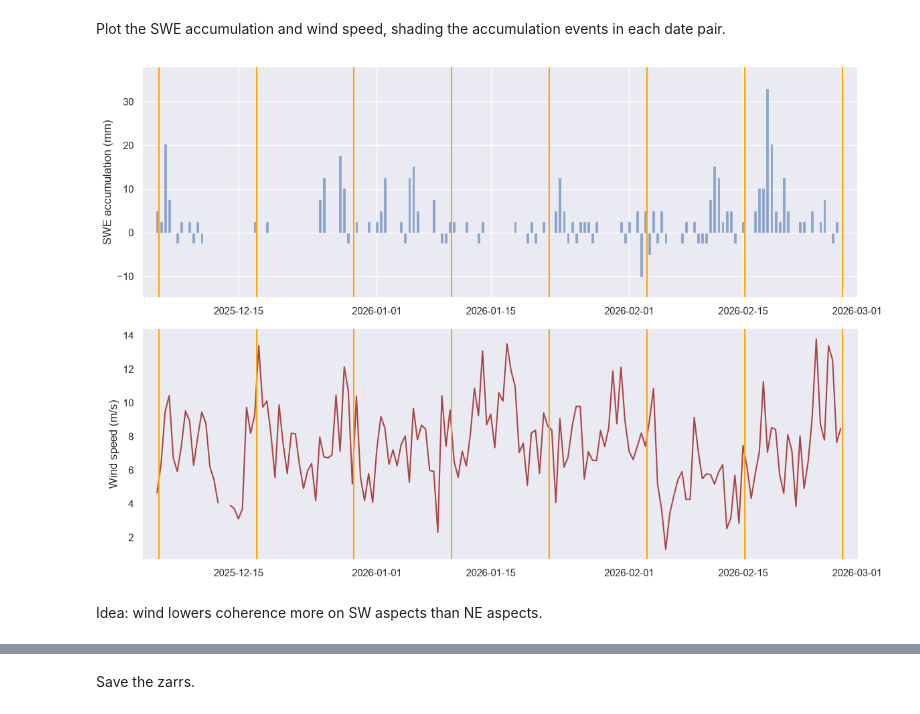
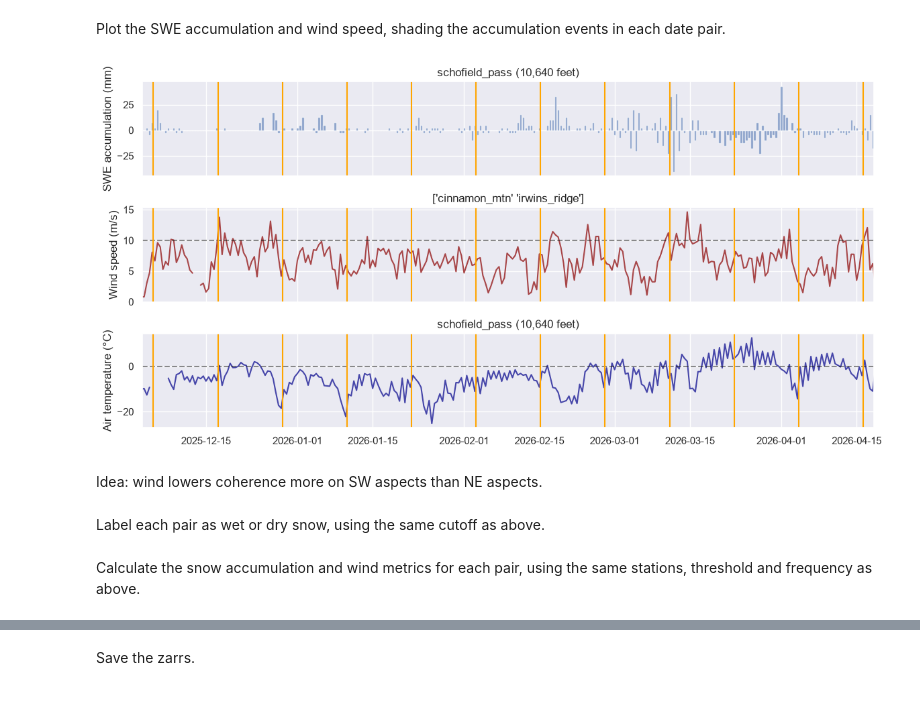
Before and after one commit to julober/nisar_snow_coherence, a Jupyter notebook: notebooks/3_timeseries.ipynb, the cells around one changed output, grey strips where cells are left out. Cells and saved outputs as stored; diff of their text form; code cells hidden in the pictures.

```diff
--- a/notebooks/3_timeseries.ipynb
+++ b/notebooks/3_timeseries.ipynb
@@ -293,9 +165,4 @@ threshold = 6  # mm
 freq = '12h'
 
 swe_stns = ['schofield_pass']
-wind_stns = ['CACNM']
-
-snow_wind_mps = event_wind_by_pair(swe_dry.sel(station_name=swe_stns)['swe_accum'],
-                                   wind_dry.sel(station_id=wind_stns),
-                                   starts, ends,
-                                   threshold, freq=freq)
+wind_stns = ['CACNM', 'CASCP']
@@ -384,34 +169,42 @@ plt.show()
 # %% [markdown]
 Plot the SWE accumulation and wind speed, shading the accumulation events in each date pair.
 # %%
-swe_6h = swe_dry.sel(station_name=swe_stns)['swe_accum'].mean(dim='station_id').resample(datetime=freq).sum()
-wind_6h = wind_dry.sel(station_id=wind_stns).mean(dim='station_id').resample(datetime=freq).mean()
+swe_6h = swe.sel(station_name=swe_stns)['swe_accum'].mean(dim='station_id').resample(datetime=freq).sum()
+wind_6h = wind['wind_speed'].sel(station_id=wind_stns).mean(dim='station_id').resample(datetime=freq).median()
+temp_6h = wind['air_temp'].sel(station_name=swe_stns).mean(dim='station_id').resample(datetime=freq).median()
 events = swe_6h['datetime'].values[(swe_6h > threshold).values]
 
-fig, axes = plt.subplots(2, 1, figsize=(12, 8))
-(ax, ax2) = axes
+fig, axes = plt.subplots(3, 1, figsize=(12, 6), sharex=True)
+(ax, ax2, ax3) = axes
 
 ax.bar(swe_6h['datetime'], swe_6h, edgecolor=None, alpha=0.6, width=0.4)
 ax.set_ylabel('SWE accumulation (mm)')
-ax.set_ylim((-15, 38))
+ax.set_title(f"{swe_stns[0]} (10,640 feet)")
 
 ax2.plot(wind_6h['datetime'], wind_6h, c='darkred', alpha=0.7)
+ax2.axhline(10, c='k', alpha=0.5, linestyle='--')
 ax2.set_ylabel('Wind speed (m/s)')
-ax2.grid(False)
+ax2.set_title(f"{wind.station_name.loc[wind_stns].values}")
+
+ax3.plot(temp_6h['datetime'], temp_6h, c='darkblue', alpha=0.7)
+ax3.axhline(0, c='k', alpha=0.5, linestyle='--')
+ax3.set_ylabel('Air temperature (°C)')
+ax3.set_title(f"{swe_stns[0]} (10,640 feet)")
 
 [a.axvline(d, c='orange') for a in axes for d in unique_dates]
 
 # for s, e in zip(starts, ends):
 #     for t in events[(events >= s) & (events <= e)]:
 #         [a.axvspan(t, min(t + np.timedelta64(24, 'h'), e), alpha=0.2) for a in axes]
 
-ax.set_xlim((dry_starts[0] - pd.Timedelta(days=2), dry_ends[-1] + pd.Timedelta(days=2)))
-ax2.set_xlim((dry_starts[0] - pd.Timedelta(days=2), dry_ends[-1] + pd.Timedelta(days=2)))
+ax.set_xlim((starts[0] - pd.Timedelta(days=2), ends[-1] + pd.Timedelta(days=2)))
 
 plt.tight_layout()
 plt.show()
 # %% [output]
-[figure, old version]
+[figure, new version]
 # %% [markdown]
 Idea:
 wind lowers coherence more on SW aspects than NE aspects.
+# %% [markdown]
+Label each pair as wet or dry snow, using the same cutoff as above.
@@ -417,0 +213,2 @@ wind lowers coherence more on SW aspects than NE aspects.
+# %% [markdown]
+Calculate the snow accumulation and wind metrics for each pair, using the same stations, threshold and frequency as above.
```
Also changed, not shown: parts of 32 cells of this notebook.
